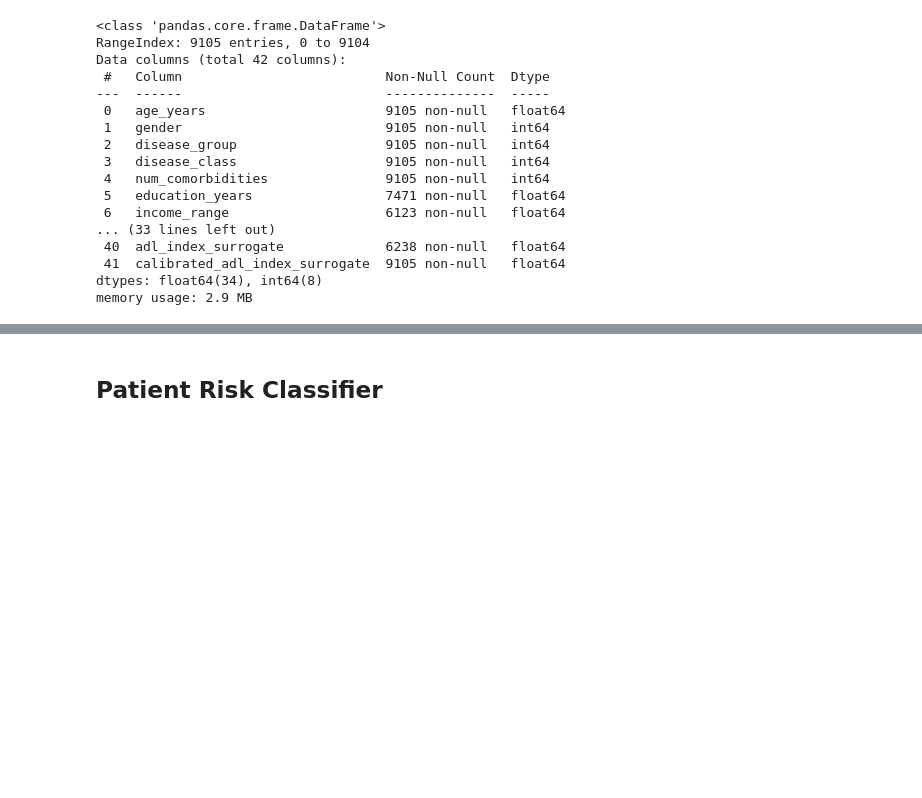
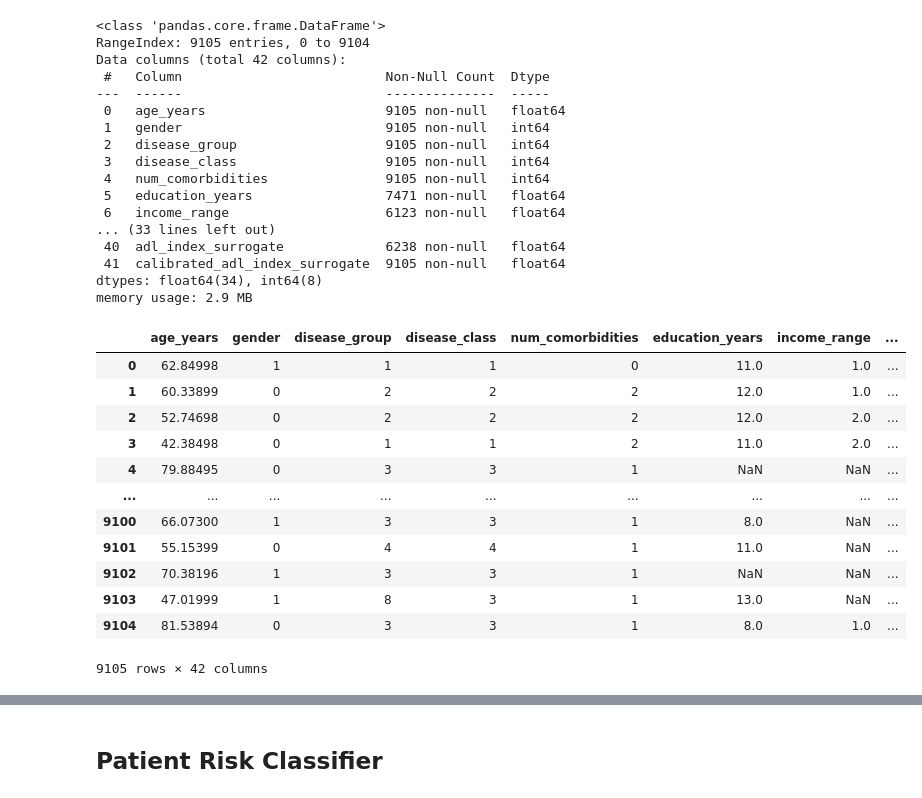
Before and after one commit to JinnOppa/MedInsight, a Jupyter notebook: Source/Prototype/New/C.ipynb, the cells around one changed output, grey strips where cells are left out. Drawn from its saved outputs; the diff is of its cells as text; code cells hidden in the pictures; blank space fills up the shorter version.

```diff
--- a/Source/Prototype/New/C.ipynb
+++ b/Source/Prototype/New/C.ipynb
@@ -203,3 +203,19 @@ Data columns (total 42 columns):
  41  calibrated_adl_index_surrogate  9105 non-null   float64
 dtypes: float64(34), int64(8)
 memory usage: 2.9 MB
+# %%
+df
+# %% [output]
+|  | age_years | gender | disease_group | disease_class | num_comorbidities | education_years | income_range | ... |
+| 0 | 62.84998 | 1 | 1 | 1 | 0 | 11.0 | 1.0 | ... |
+| 1 | 60.33899 | 0 | 2 | 2 | 2 | 12.0 | 1.0 | ... |
+| 2 | 52.74698 | 0 | 2 | 2 | 2 | 12.0 | 2.0 | ... |
+| 3 | 42.38498 | 0 | 1 | 1 | 2 | 11.0 | 2.0 | ... |
+| 4 | 79.88495 | 0 | 3 | 3 | 1 | NaN | NaN | ... |
+| ... | ... | ... | ... | ... | ... | ... | ... | ... |
+| 9100 | 66.07300 | 1 | 3 | 3 | 1 | 8.0 | NaN | ... |
+| 9101 | 55.15399 | 0 | 4 | 4 | 1 | 11.0 | NaN | ... |
+| 9102 | 70.38196 | 1 | 3 | 3 | 1 | NaN | NaN | ... |
+| 9103 | 47.01999 | 1 | 8 | 3 | 1 | 13.0 | NaN | ... |
+| 9104 | 81.53894 | 0 | 3 | 3 | 1 | 8.0 | 1.0 | ... |
+9105 rows × 42 columns
```
Also changed, not shown: parts of 6 cells of this notebook, 1 other file.
